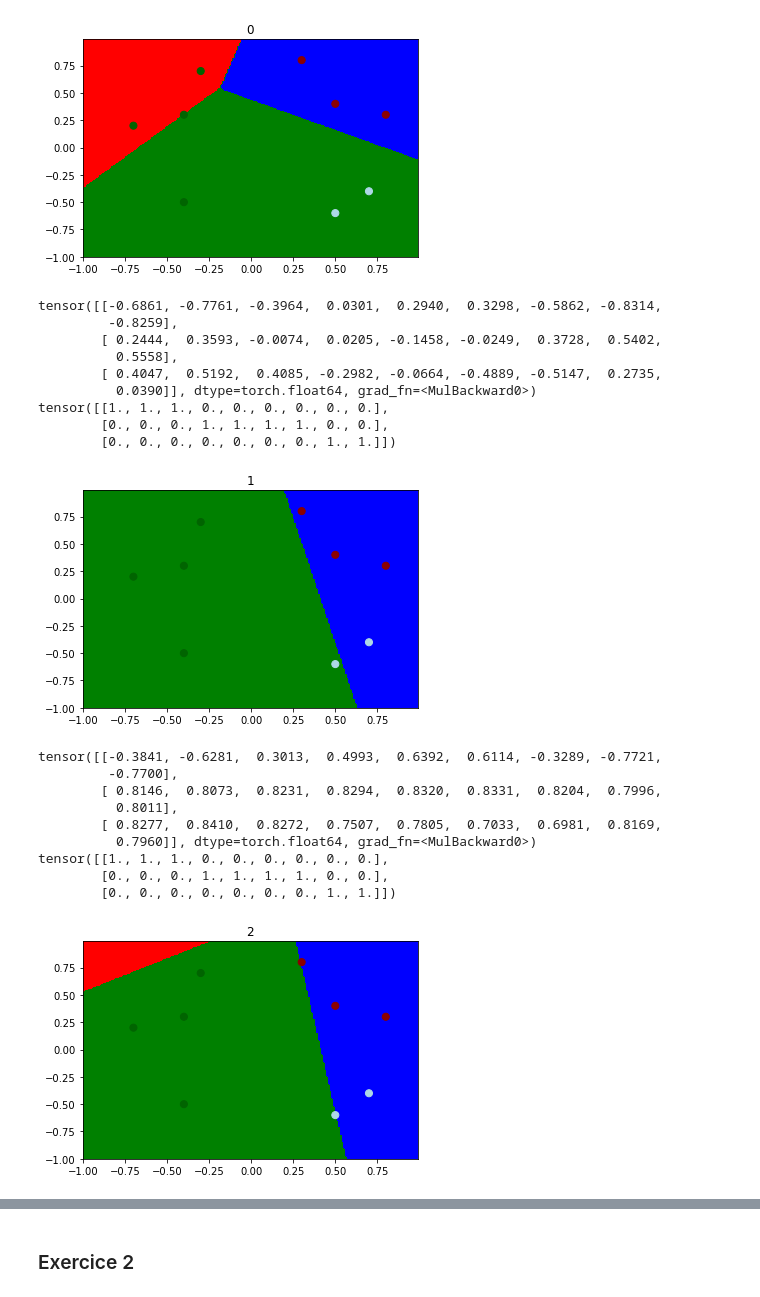
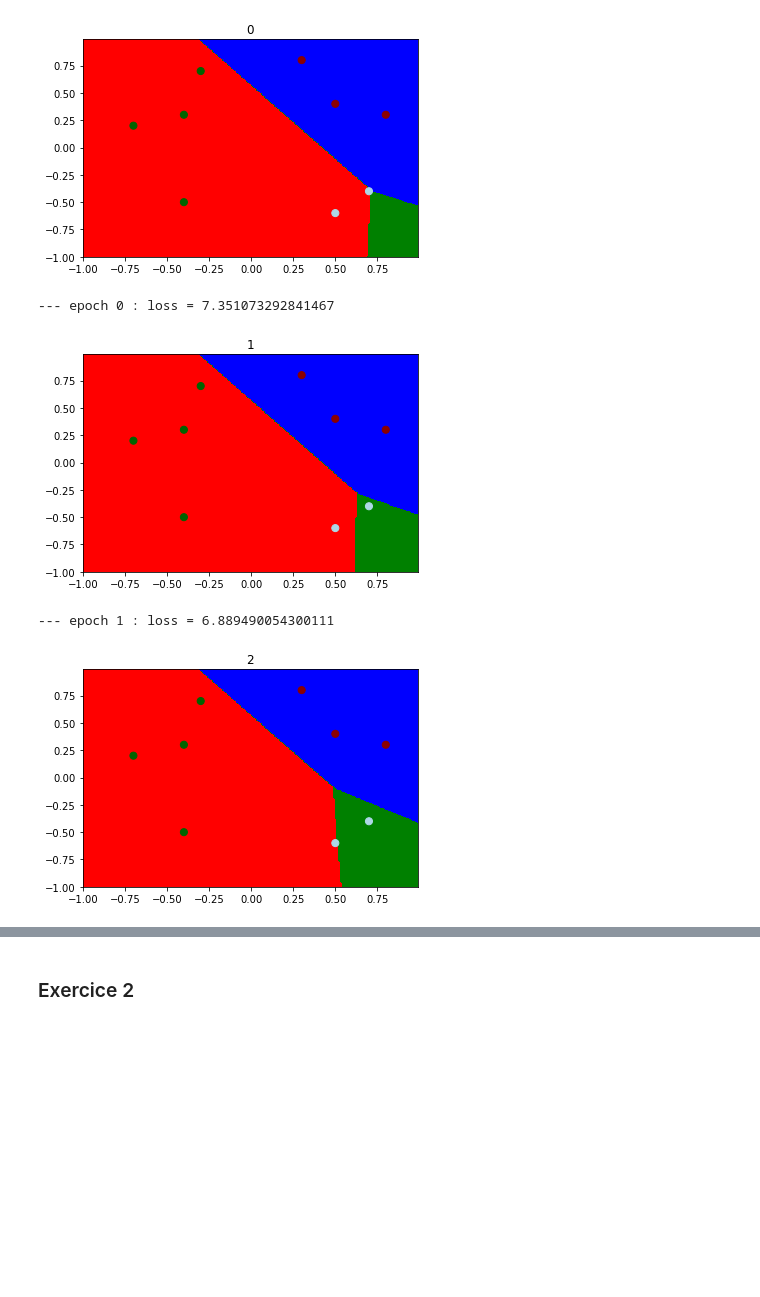
Before and after one commit to piptouque/imac3_td_deeplearning, a Jupyter notebook: td3/td3.ipynb, the cells around one changed output, grey strips where cells are left out. Cells and saved outputs as stored; diff of their text form; code cells hidden in the pictures; blank space fills up the shorter version.

```diff
--- a/td3/td3.ipynb
+++ b/td3/td3.ipynb
@@ -18,7 +19,7 @@ def ComputeCatPerPixel(XX,YY, weights):
         for j in range(Haut):
             x = XX[i][j]
             y = YY[i][j]
-            score = compute_single_score(x, y, weights)
+            score = compute_score_single(x, y, weights)
             CategoriePerPixel[i][j] = determine_cat(score)
     return CategoriePerPixel
 
@@ -70,7 +71,7 @@ def DessinePoints(x, y, cats):
 def determine_cat(scores):
     return torch.argmax(scores, dim=0)
 
-def compute_single_score(x, y, weights):
+def compute_score_single(x, y, weights):
     vec    = torch.tensor([x, y, 1], dtype=dtype)
     score  = torch.matmul(weights, vec) # multiplication matricielle sinon broadcasting
     return score
@@ -82,20 +83,16 @@ def compute_scores(x, y, weights):
     vecs = torch.empty(3, x.size()[0], dtype=dtype)
     vecs[0] = x
     vecs[1] = y
-    vecs[2] = torch.ones(x.size())
-    scores  = torch.matmul(weights, vecs) # multiplication matricielle sinon broadcasting
+    vecs[2] = torch.ones_like(x)
+    scores  = torch.matmul(weights, vecs)
     return scores
 
-def compute_cat_prob(x, y, weights):
-    scores = compute_scores(x, y, weights)
+def compute_cat_prob(scores):
     # normalising to [-1, 1]
-    scores = (2 / np.pi) * torch.atan(scores)
-    # On second thought, we should not clamp.
-    # Clamping messes up the automatic gradiant computations
-    # and prevents introducing back a category
-    # if it has previously been discarded:
-    # If a colour, half-plane etc. disappears,
-    # it wouldn't come back.
+    scores = torch.tanh(scores)
+    # Using ReLU requires setting a lower learning rate
+    # as it seems to create unstable models.
+    scores = FNT.relu(scores)
     return scores
 
 def compute_cat_truths(cats, number_cats):
@@ -122,8 +119,9 @@ XXXX , YYYY = np.meshgrid(np.arange(-1, 1, 0.01), np.arange(-1, 1, 0.01))
 # %%
 ####################################################################
 
-layer_func = lambda weights : lambda x, y : compute_cat_prob(x, y, weights)
-loss_func  = lambda cat_truths, cat_probs_pred  : torch.maximum(torch.zeros_like(cat_probs_pred), cat_truths - cat_probs_pred).sum()
+layer_1_func = lambda weights : lambda x, y : compute_scores(x, y, weights)
+layer_2      = lambda scores : compute_cat_prob(scores)
+loss_func  = lambda cat_truths, cat_probs_pred  : FNT.relu(cat_truths - cat_probs_pred).sum()
 
 dtype = torch.float64
 # %%
@@ -137,7 +135,7 @@ x_train = points[:, 0]
 y_train = points[:, 1]
 cat_truths = compute_cat_truths(cats, 3)
 
-learning_rate = 1
+learning_rate = 0.1
 
 weights = torch.randn((3,3), dtype=dtype, requires_grad=True)
 # %%
@@ -147,58 +145,41 @@ for epoch in range(20):
     DessineFond(weights)
     DessinePoints(x_train, y_train, cats)
 
+
     plt.title(str(epoch))
     plt.pause(2)  # pause avec duree en secondes
 
-    # W = torch.randn((3,3)) # juste pour animer au début, cette ligne doit disparaitre
+    layer_1 = layer_1_func(weights)
 
-    layer = layer_func(weights)
-
-    cat_probs_pred = layer(x_train, y_train)
+    cat_probs_pred = layer_2(layer_1(x_train, y_train))
 
     loss = loss_func(cat_truths, cat_probs_pred)
 
     # A chaque itération, affichez la valeur de a et de l'erreur totale
-    # print("--- epoch {0} : loss = {1}".format(epoch, loss.item()))
+    print("--- epoch {0} : loss = {1}".format(epoch, loss.item()))
 
     # Passe BACKWARD :
     # Lorsque le calcul de la passe Forward est terminé,
     # nous devons lancer la passe Backward pour calculer le gradient.
     # Le calcul du gradient est déclenché par la syntaxe :
 
     loss.backward()
 
     # GRADIENT DESCENT :
     # Effectuez la méthode de descente du gradient pour modifier la valeur
     # du paramètre d'apprentissage a. Etrangement, il faut préciser à Pytorch
     # d'arrêter de calculer le gradient de a en utilisant la syntaxe ci-après.
     # De plus, il faut réinitialiser le gradient de a à zéro manuellement :
 
     with torch.no_grad() :
         weights -= learning_rate * weights.grad
         weights.grad.zero_()
 
 
 plt.show()
 # %% [output]
-[figure, old version]
+[figure, new version]
-tensor([[-0.6861, -0.7761, -0.3964,  0.0301,  0.2940,  0.3298, -0.5862, -0.8314,
-         -0.8259],
-        [ 0.2444,  0.3593, -0.0074,  0.0205, -0.1458, -0.0249,  0.3728,  0.5402,
-          0.5558],
-        [ 0.4047,  0.5192,  0.4085, -0.2982, -0.0664, -0.4889, -0.5147,  0.2735,
-          0.0390]], dtype=torch.float64, grad_fn=<MulBackward0>)
-tensor([[1., 1., 1., 0., 0., 0., 0., 0., 0.],
-        [0., 0., 0., 1., 1., 1., 1., 0., 0.],
-        [0., 0., 0., 0., 0., 0., 0., 1., 1.]])
+--- epoch 0 : loss = 7.351073292841467
-[figure, old version]
+[figure, new version]
-tensor([[-0.3841, -0.6281,  0.3013,  0.4993,  0.6392,  0.6114, -0.3289, -0.7721,
-         -0.7700],
-        [ 0.8146,  0.8073,  0.8231,  0.8294,  0.8320,  0.8331,  0.8204,  0.7996,
-          0.8011],
-        [ 0.8277,  0.8410,  0.8272,  0.7507,  0.7805,  0.7033,  0.6981,  0.8169,
-          0.7960]], dtype=torch.float64, grad_fn=<MulBackward0>)
-tensor([[1., 1., 1., 0., 0., 0., 0., 0., 0.],
-        [0., 0., 0., 1., 1., 1., 1., 0., 0.],
-        [0., 0., 0., 0., 0., 0., 0., 1., 1.]])
+--- epoch 1 : loss = 6.889490054300111
-[figure, old version]
+[figure, new version]
```
Also changed, not shown: parts of 10 cells of this notebook, 4 other files.
